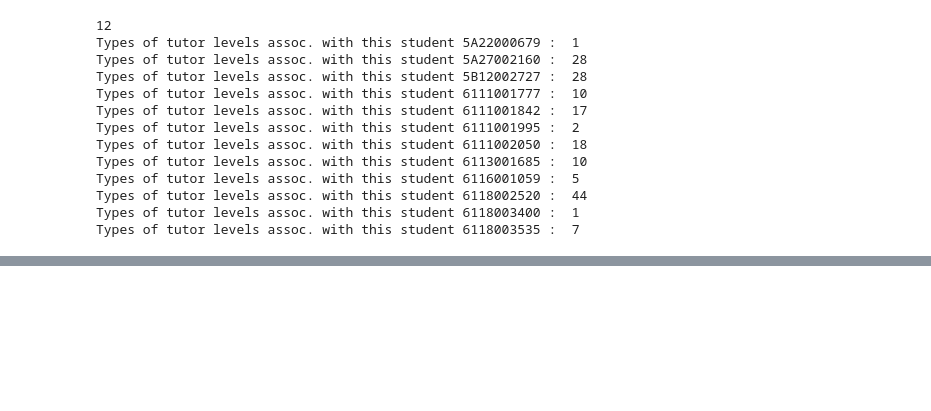
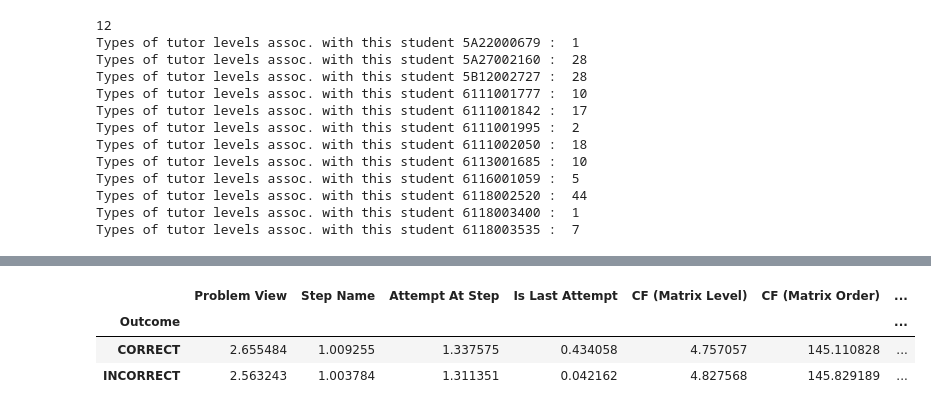
Before and after one commit to jithendaraa/RoboTutor-Analysis, a Jupyter notebook: analysis.ipynb, the cells around one changed output, grey strips where cells are left out. Cells and saved outputs as stored; diff of their text form; code cells hidden in the pictures; blank space fills up the shorter version.

```diff
--- a/analysis.ipynb
+++ b/analysis.ipynb
@@ -334,0 +383,7 @@ plt.show()
+# %%
+bpop_math_df.groupby('Outcome').mean()
+# %% [output]
+|  | Problem View | Step Name | Attempt At Step | Is Last Attempt | CF (Matrix Level) | CF (Matrix Order) | ... |
+| Outcome |  |  |  |  |  |  | ... |
+| CORRECT | 2.655484 | 1.009255 | 1.337575 | 0.434058 | 4.757057 | 145.110828 | ... |
+| INCORRECT | 2.563243 | 1.003784 | 1.311351 | 0.042162 | 4.827568 | 145.829189 | ... |
```
Also changed, not shown: parts of 14 cells of this notebook, 1 other file.
